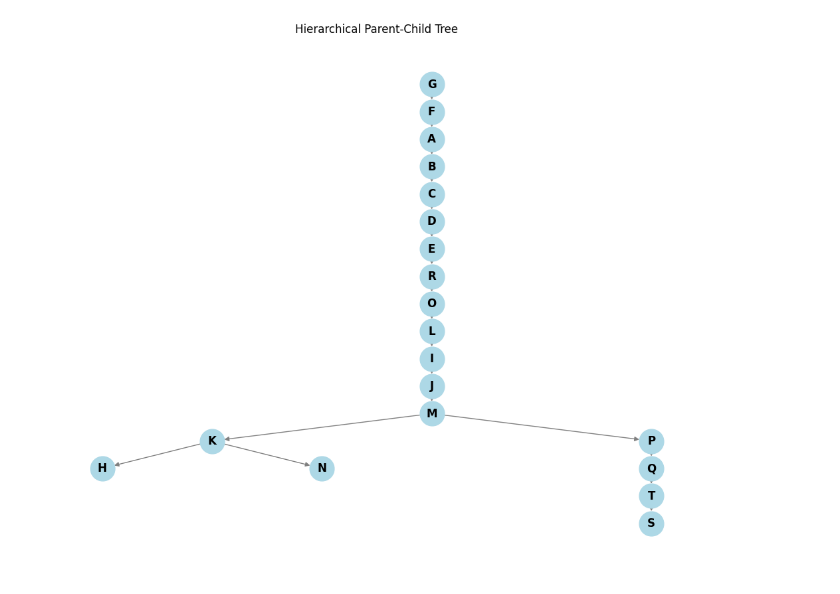
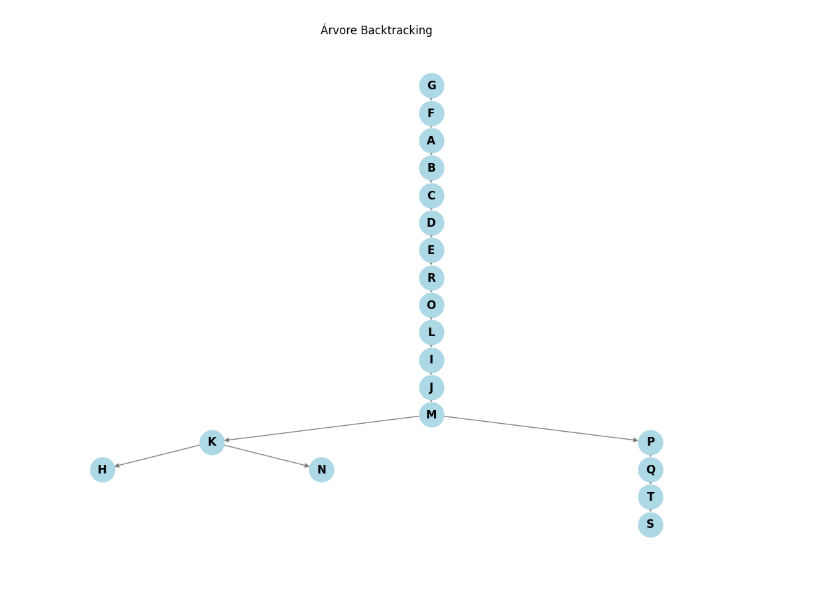
Before and after one commit to rolim520/Algoritmos-Inteligencia-Computacional, a Jupyter notebook: Backtracking.ipynb, the cells around one changed output. Cells and saved outputs as stored; diff of their text form; code cells hidden in the pictures.

```diff
--- a/Backtracking.ipynb
+++ b/Backtracking.ipynb
@@ -47,4 +47,4 @@ Descobertos:  ['G', 'F', 'A', 'B', 'C', 'D', 'E', 'R', 'O', 'L', 'I', 'J', 'M',
 # %%
-visualizar_arvore_de_pais(incrementar(pais), usarLetras=True)
+visualizar_arvore_de_pais(incrementar(pais), usarLetras=True, titulo="Árvore Backtracking")
 # %% [output]
-[figure, old version]
+[figure, new version]
```
Also changed, not shown: parts of 2 cells of this notebook, 9 other files.
